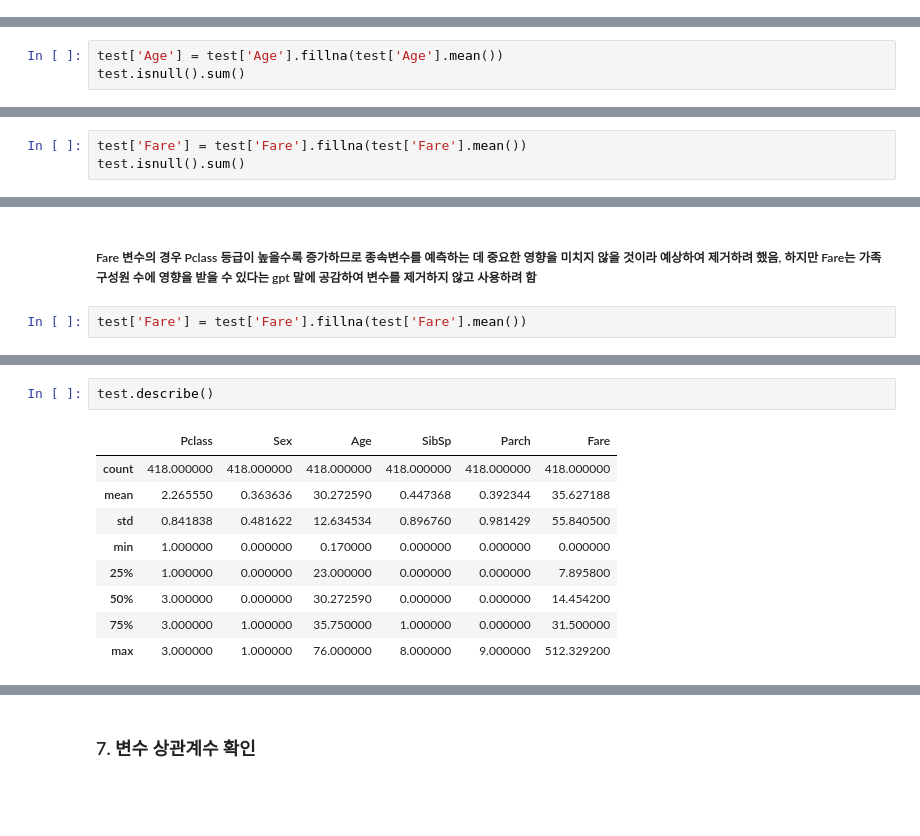
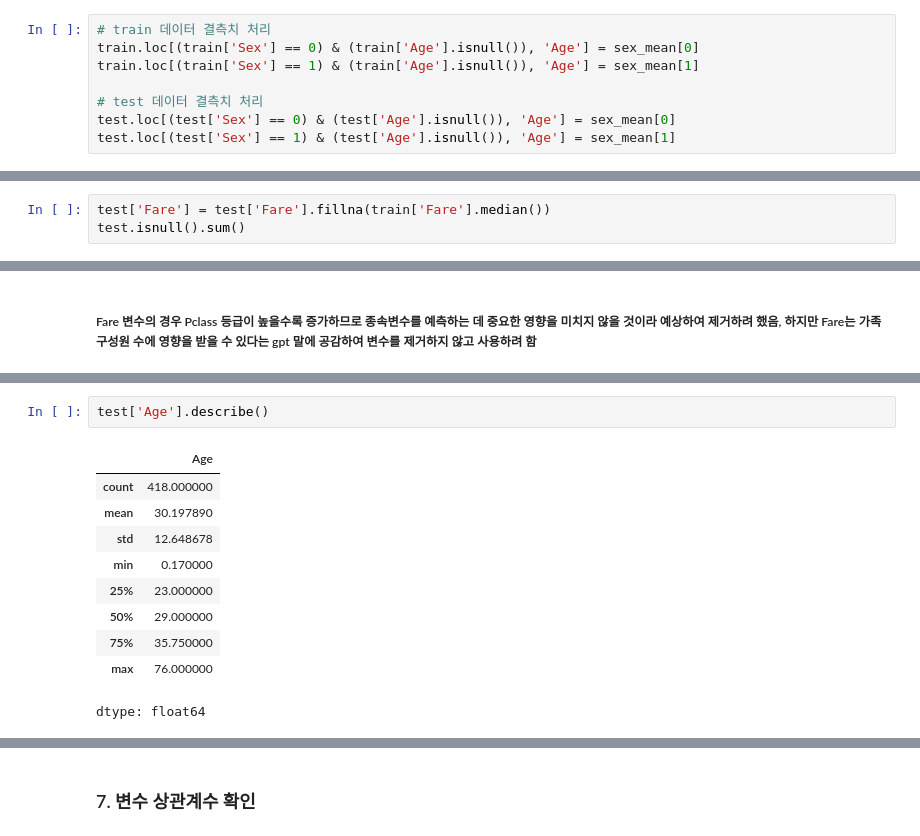
Before and after one commit to tntnu/Titanic, a Jupyter notebook: [개인프로젝트연습]_타이타닉생존자예측.ipynb, the cells around one changed output, grey strips where cells are left out. Drawn from its saved outputs; the diff is of its cells as text; blank space fills up the shorter version.

```diff
--- a/[개인프로젝트연습]_타이타닉생존자예측.ipynb
+++ b/[개인프로젝트연습]_타이타닉생존자예측.ipynb
@@ -1033,0 +1048,8 @@ dtype: int64
+# %%
+# train 데이터 결측치 처리
+train.loc[(train['Sex'] == 0) & (train['Age'].isnull()), 'Age'] = sex_mean[0]
+train.loc[(train['Sex'] == 1) & (train['Age'].isnull()), 'Age'] = sex_mean[1]
+
+# test 데이터 결측치 처리
+test.loc[(test['Sex'] == 0) & (test['Age'].isnull()), 'Age'] = sex_mean[0]
+test.loc[(test['Sex'] == 1) & (test['Age'].isnull()), 'Age'] = sex_mean[1]
@@ -1046,5 +1131,5 @@ dtype: int64
 # %%
-test['Age'] = test['Age'].fillna(test['Age'].mean())
+test['Fare'] = test['Fare'].fillna(train['Fare'].median())
 test.isnull().sum()
 # %% [output]
 |  | 0 |
@@ -1074,3 +1143,0 @@ dtype: float64
-# %%
-test['Fare'] = test['Fare'].fillna(test['Fare'].mean())
-test.isnull().sum()
@@ -1087,4 +1144,2 @@ dtype: int64
 # %% [markdown]
 ##### Fare 변수의 경우 Pclass 등급이 높을수록 증가하므로 종속변수를 예측하는 데 중요한 영향을 미치지 않을 것이라 예상하여 제거하려 했음, 하지만 Fare는 가족 구성원 수에 영향을 받을 수 있다는 gpt 말에 공감하여 변수를 제거하지 않고 사용하려 함
-# %%
-test['Fare'] = test['Fare'].fillna(test['Fare'].mean())
@@ -1145,12 +1161,13 @@ Name: Survived, dtype: float64
 # %%
-test.describe()
+test['Age'].describe()
 # %% [output]
-|  | Pclass | Sex | Age | SibSp | Parch | Fare |
-| count | 418.000000 | 418.000000 | 418.000000 | 418.000000 | 418.000000 | 418.000000 |
-| mean | 2.265550 | 0.363636 | 30.272590 | 0.447368 | 0.392344 | 35.627188 |
-| std | 0.841838 | 0.481622 | 12.634534 | 0.896760 | 0.981429 | 55.840500 |
-| min | 1.000000 | 0.000000 | 0.170000 | 0.000000 | 0.000000 | 0.000000 |
-| 25% | 1.000000 | 0.000000 | 23.000000 | 0.000000 | 0.000000 | 7.895800 |
-| 50% | 3.000000 | 0.000000 | 30.272590 | 0.000000 | 0.000000 | 14.454200 |
-| 75% | 3.000000 | 1.000000 | 35.750000 | 1.000000 | 0.000000 | 31.500000 |
-| max | 3.000000 | 1.000000 | 76.000000 | 8.000000 | 9.000000 | 512.329200 |
+|  | Age |
+| count | 418.000000 |
+| mean | 30.197890 |
+| std | 12.648678 |
+| min | 0.170000 |
+| 25% | 23.000000 |
+| 50% | 29.000000 |
+| 75% | 35.750000 |
+| max | 76.000000 |
+dtype: float64
```
Also changed, not shown: parts of 83 cells of this notebook.
